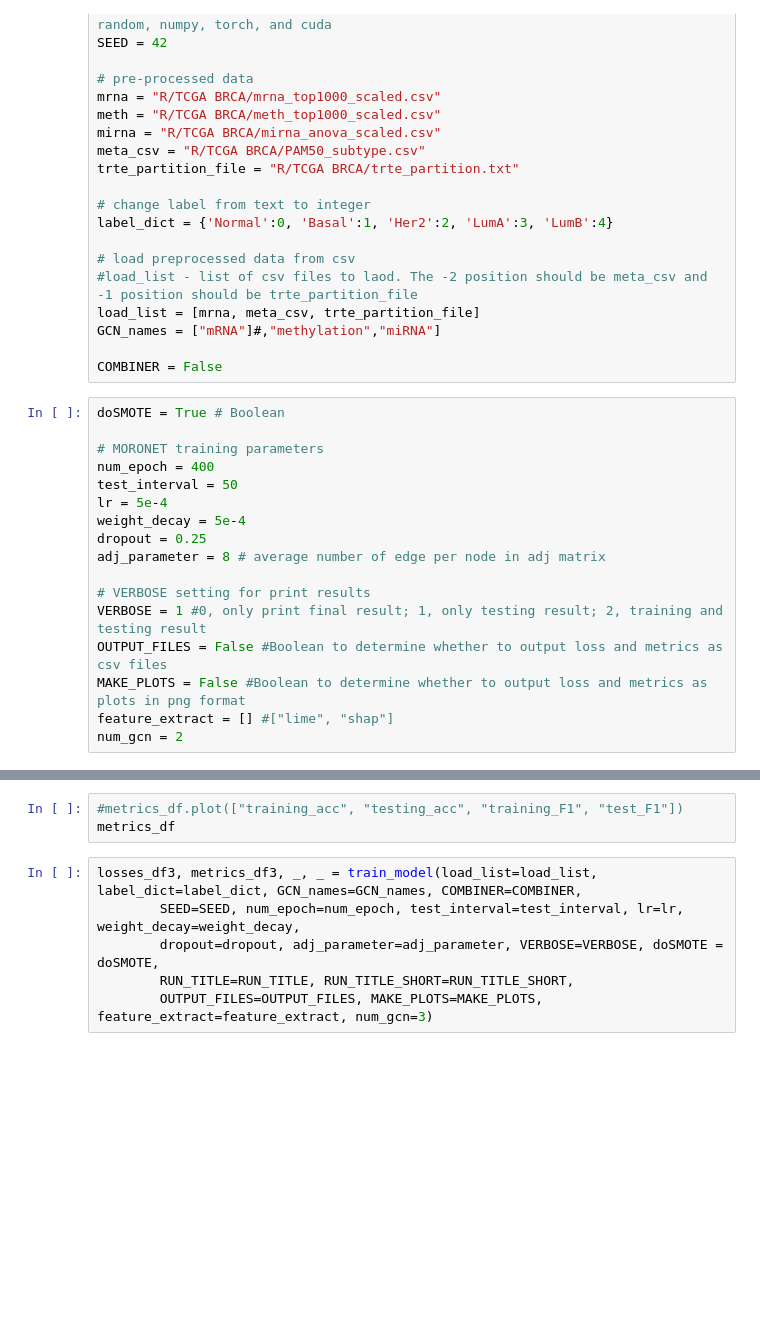
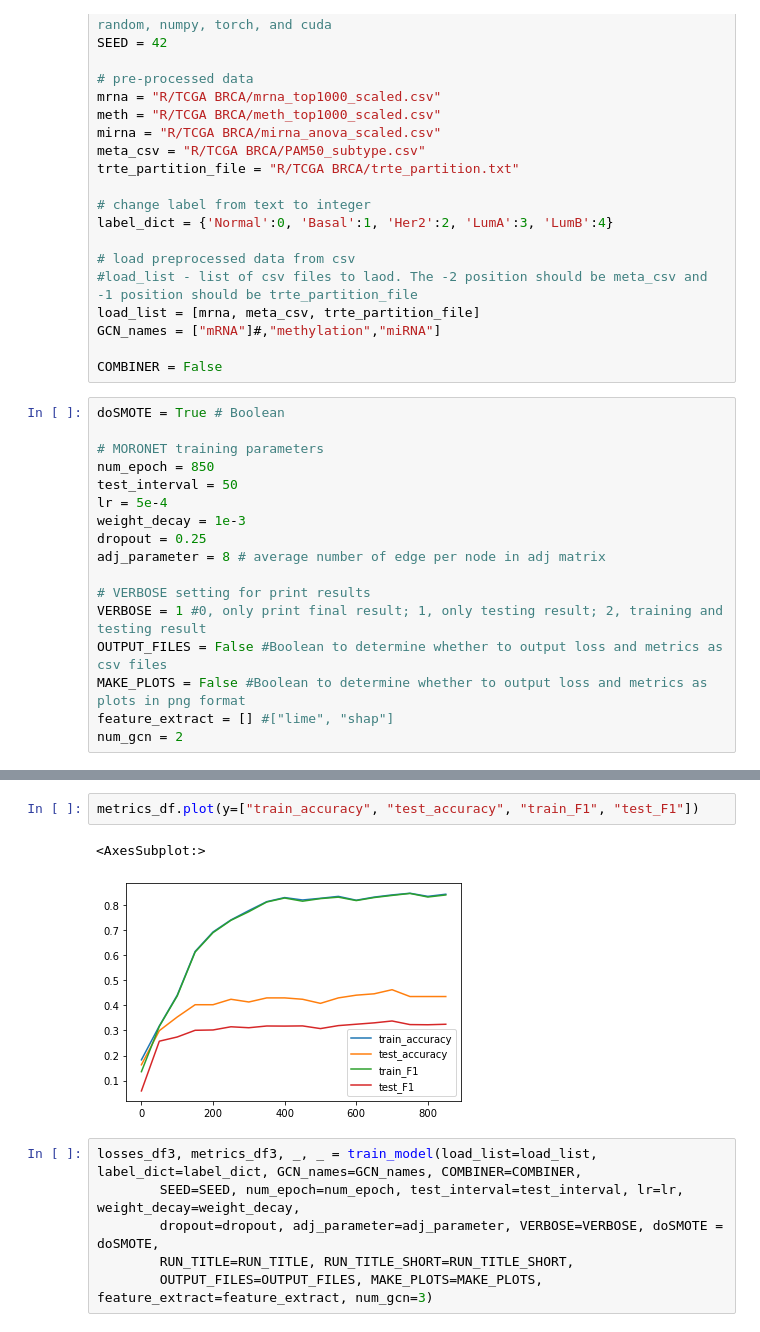
Before and after one commit to jeevannavar/DDP, a Jupyter notebook: TCGA BRCA.ipynb, the cells around one changed output, grey strips where cells are left out. Saved outputs shown, nothing was run; the diff lists cells and outputs as text; blank space fills up the shorter version.

```diff
--- a/TCGA BRCA.ipynb
+++ b/TCGA BRCA.ipynb
@@ -27,10 +27,10 @@ COMBINER = False
 doSMOTE = True # Boolean
 
 # MORONET training parameters
-num_epoch = 400
+num_epoch = 850
 test_interval = 50
 lr = 5e-4
-weight_decay = 5e-4
+weight_decay = 1e-3
 dropout = 0.25
 adj_parameter = 8 # average number of edge per node in adj matrix
 
@@ -70,6 +76,8 @@ LumB               0.2000              0.5933              0.1739              0
-# %%
-#metrics_df.plot(["training_acc", "testing_acc", "training_F1", "test_F1"])
-metrics_df
+# %%
+metrics_df.plot(y=["train_accuracy", "test_accuracy", "train_F1", "test_F1"])
+# %% [output]
+<AxesSubplot:>
+[figure, added]
 # %%
 losses_df3, metrics_df3, _, _ = train_model(load_list=load_list, label_dict=label_dict, GCN_names=GCN_names, COMBINER=COMBINER,
         SEED=SEED, num_epoch=num_epoch, test_interval=test_interval, lr=lr, weight_decay=weight_decay,
```
Also changed, not shown: parts of 1 cell of this notebook, 1 other file.
